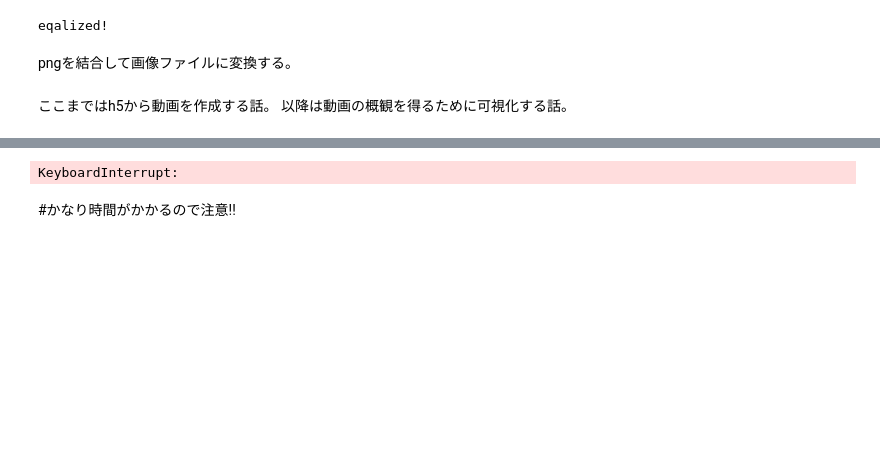
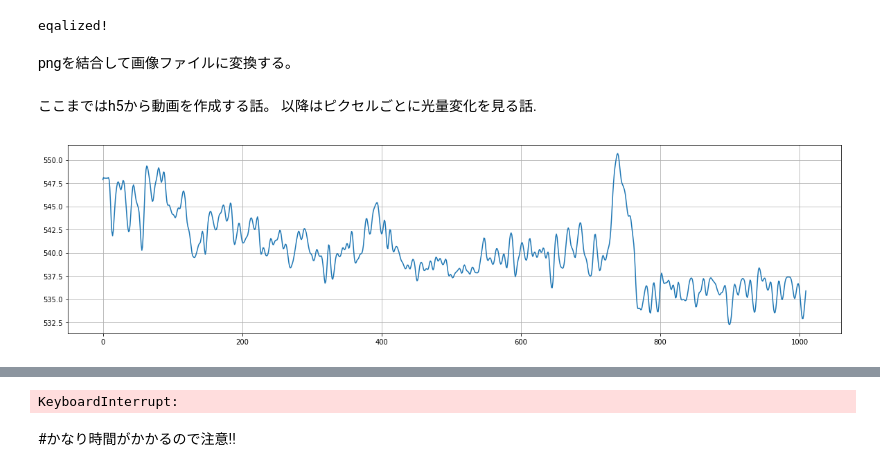
Before and after one commit to natsukacha/imaging-1, a Jupyter notebook: visualize_set(2019May).ipynb, the cells around one changed output, grey strips where cells are left out. Cells and saved outputs as stored; diff of their text form; code cells hidden in the pictures; blank space fills up the shorter version.

```diff
--- a/visualize_set(2019May).ipynb
+++ b/visualize_set(2019May).ipynb
@@ -117,4 +120,30 @@ video.release()
 print("video made!")
 # %% [markdown]
 ここまではh5から動画を作成する話。
-以降は動画の概観を得るために可視化する話。
+以降はピクセルごとに光量変化を見る話.
+# %%
+def smooth(x,window_len=10,window='hanning'):
+
+    s=np.r_[x[window_len-1:0:-1],x,x[-2:-window_len-1:-1]]
+    #print(len(s))
+    if window == 'flat': #moving average
+        w=np.ones(window_len,'d')
+    else:
+        w=eval('np.'+window+'(window_len)')
+
+    y=np.convolve(w/w.sum(),s,mode='valid')
+    return y
+# %%
+# 230,180 は明らかに光量が強いとわかっている場所。
+
+y = smooth(data2[:,230,180])
+x = [i for i in range(1010)]
+f= interpolate.interp1d(x,y)
+
+
+f = interpolate.interp1d(x, y, kind='nearest')
+plt.figure(figsize=(20,5))
+plt.plot(x, f(x),'-')
+plt.grid(True)
+# %% [output]
+[figure, added]
```
Also changed, not shown: parts of 3 cells of this notebook.
